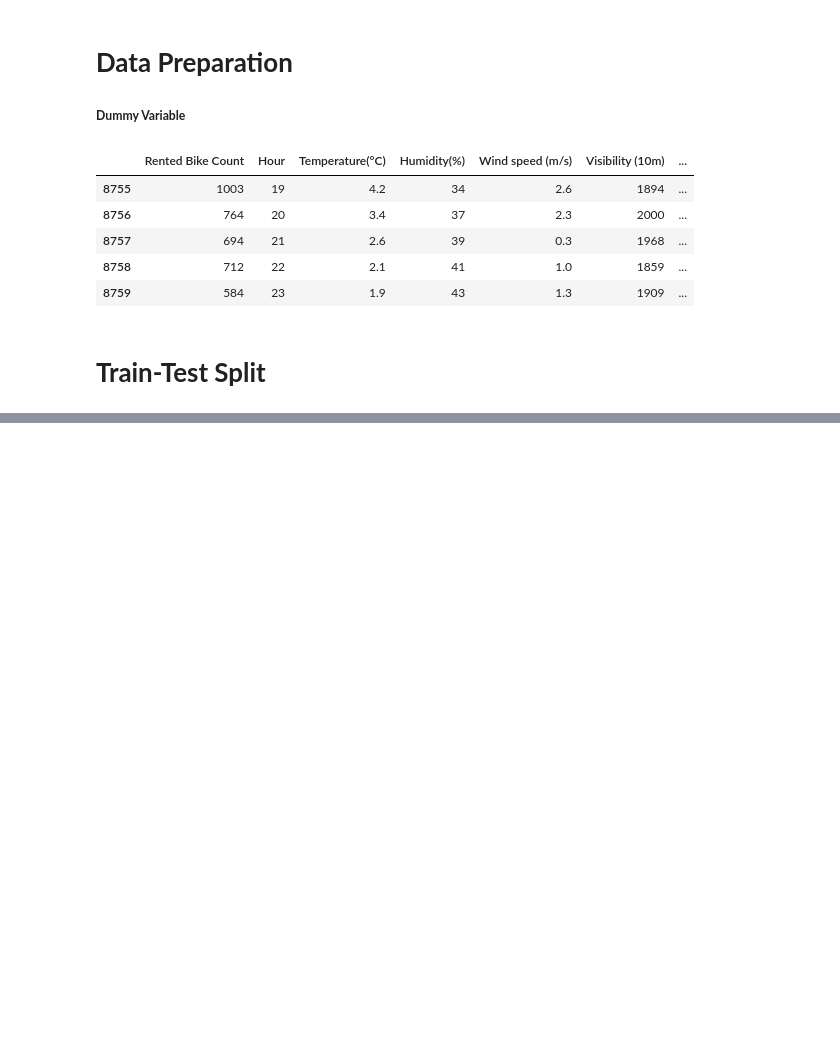
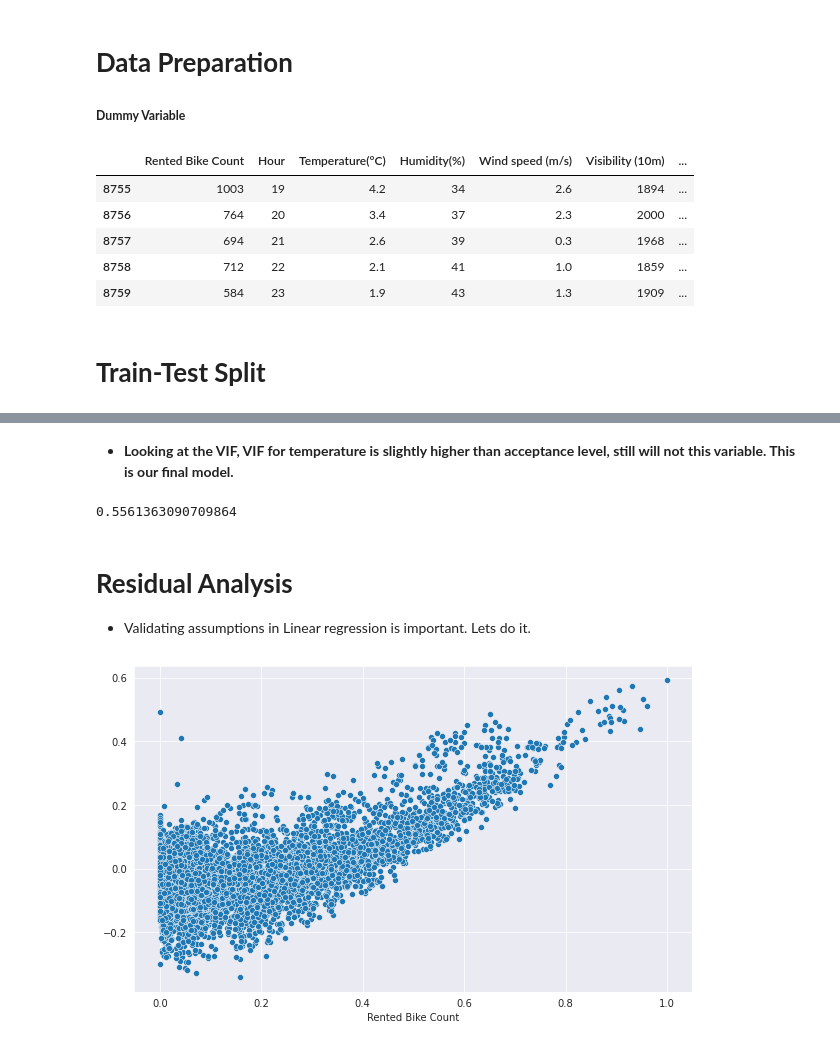
Before and after one commit to Ramesh9394/Portfolio_DS, a Jupyter notebook: Bike_Sharing_Demand_Prediction_Capstone_Project.ipynb, the cells around one changed output, grey strips where cells are left out. Saved outputs shown, nothing was run; the diff lists cells and outputs as text; code cells hidden in the pictures; blank space fills up the shorter version.

Commit message:
Model is unbiased  train r2_score: 0.55

```diff
--- a/Bike_Sharing_Demand_Prediction_Capstone_Project.ipynb
+++ b/Bike_Sharing_Demand_Prediction_Capstone_Project.ipynb
@@ -432,0 +528,3 @@ bikes.tail()
+# %%
+# lets select only selected features by EFE
+X_train_rfe = X_train[Col]
@@ -432,0 +536,9 @@ bikes.tail()
+# %%
+# Adding constant to X_train
+X_train_sm = sm.add_constant(X_train_rfe)
+# %%
+# Running the linear model
+sm_model = sm.OLS(y_train, X_train_sm).fit()
+
+# Summary of the model
+sm_model.summary()
@@ -432,0 +610,24 @@ bikes.tail()
+# %% [markdown]
+- **Looking at the VIF, VIF for temperature is slightly higher than acceptance level, still will not this variable. This is our final model.**
+# %%
+# Predict
+y_train_pred = sm_model.predict(X_train_sm)
+# %%
+# Traning model evaluation
+from sklearn.metrics import r2_score
+r2_score(y_train, y_train_pred)
+# %% [output]
+0.5561363090709864
+# %% [markdown]
+# **Residual Analysis**
+- Validating assumptions in Linear regression is important. Lets do it.
+# %%
+# Residual
+res = y_train - y_train_pred
+
+# Lets plot the residuals against y_train
+plt.figure(figsize=(10,6))
+sns.scatterplot(y_train,res)
+plt.show()
+# %% [output]
+[figure, added]
```
Also changed, not shown: parts of 25 cells of this notebook.
